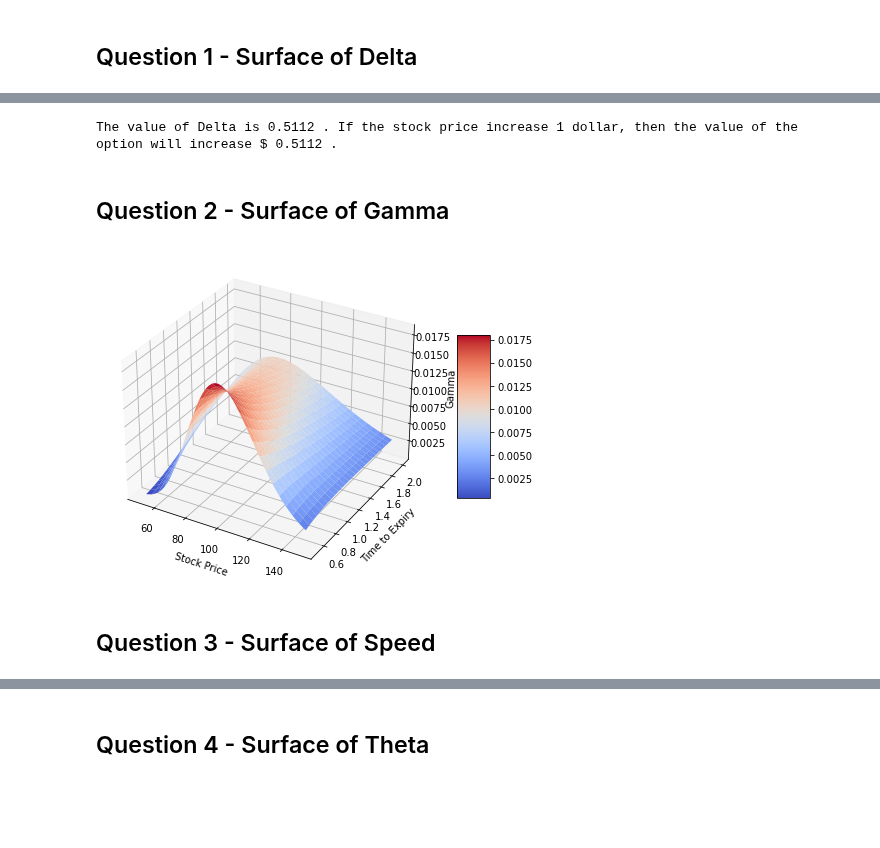
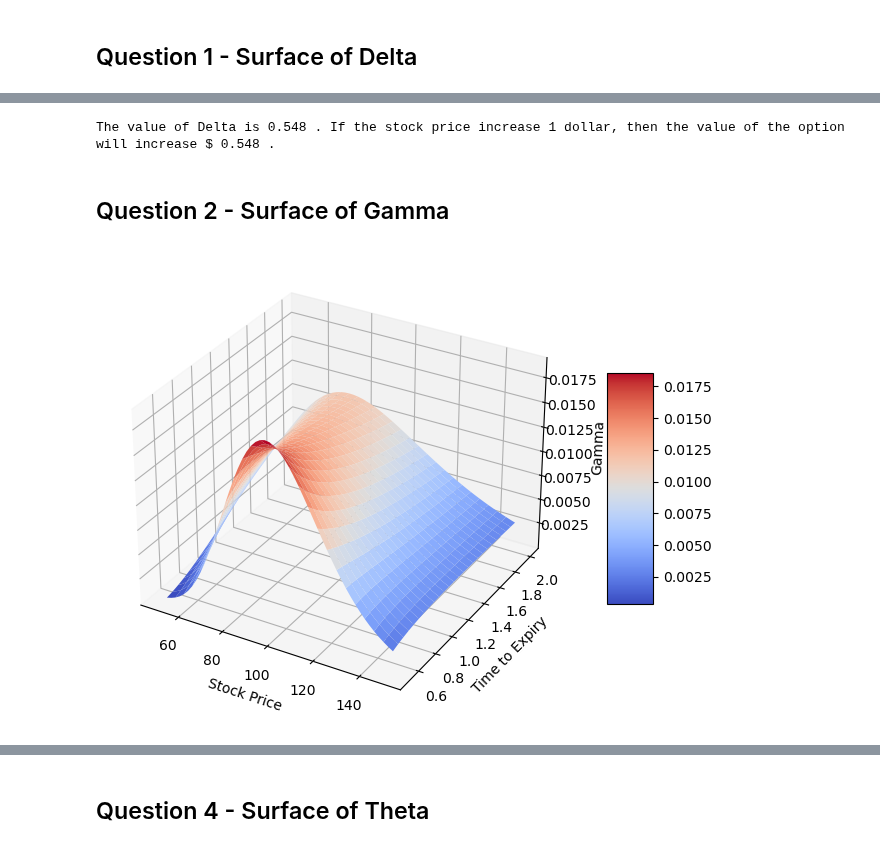
Before and after one commit to xxyyrain/CMF_25, a Jupyter notebook: Week 9/Week 9 Seminar Answers.ipynb, the cells around one changed output, grey strips where cells are left out. Drawn from its saved outputs; the diff is of its cells as text; code cells hidden in the pictures; blank space fills up the shorter version.

```diff
--- a/Week 9/Week 9 Seminar Answers.ipynb
+++ b/Week 9/Week 9 Seminar Answers.ipynb
@@ -9,14 +9,14 @@ from mpl_toolkits.mplot3d import Axes3D
 # %% [markdown]
 ## Question 1 - Surface of Delta
 # %%
-def delta(S, K, T, r, q, vol, payoff):
+def delta(S, K, T, r, vol, payoff):
 
-    d1 = (np.log(S / K) + (r - q + 0.5 * vol ** 2) * T) / (vol * np.sqrt(T))
-    d2 = (np.log(S / K) + (r - q - 0.5 * vol ** 2) * T) / (vol * np.sqrt(T))
+    d1 = (np.log(S / K) + (r + 0.5 * vol ** 2) * T) / (vol * np.sqrt(T))
+    d2 = (np.log(S / K) + (r - 0.5 * vol ** 2) * T) / (vol * np.sqrt(T))
     if payoff == "call":
-        delta = np.exp(- q * T) * si.norm.cdf(d1, 0.0, 1.0)
+        delta = si.norm.cdf(d1, 0.0, 1.0)
     elif payoff == "put":
-        delta =  - np.exp(- q * T) * si.norm.cdf(- d1, 0.0, 1.0)
+        delta = si.norm.cdf(d1, 0.0, 1.0) - 1
 
     return delta
 # %%
@@ -25,6 +25,6 @@ T = np.linspace(0.5, 2, 51)
 Delta = np.zeros((len(T),len(S)))
 for j in range(len(S)):
     for i in range(len(T)):
-        Delta[i,j] = delta(S[j], 105, T[i], 0.04, 0.02, 0.3, 'call')
+        Delta[i,j] = delta(S[j], 105, T[i], 0.04, 0.3, 'call')
 # %%
 fig = plt.figure(figsize=(10, 6))
@@ -40,15 +41,19 @@ fig.colorbar(surf, shrink=0.5, aspect=5);
 # %%
-d = delta(100, 105, 1, 0.04, 0.02, 0.3, 'call')
+d = delta(100, 105, 1, 0.04, 0.3, 'call')
 print('The value of Delta is', d.round(4),'.','If the stock price increase 1 dollar, then the value of the option will increase $', d.round(4), '.')
 # %% [output]
-The value of Delta is 0.5112 . If the stock price increase 1 dollar, then the value of the option will increase $ 0.5112 .
+The value of Delta is 0.548 . If the stock price increase 1 dollar, then the value of the option will increase $ 0.548 .
 # %% [markdown]
 ## Question 2 - Surface of Gamma
 # %%
-def gamma(S, K, T, r, q, vol, payoff):
+def gamma(S, K, T, r,  vol, payoff):
 
-    d1 = (np.log(S / K) + (r - q + 0.5 * vol ** 2) * T) / (vol * np.sqrt(T))
-    gamma = np.exp(- r * T) * si.norm.pdf(d1, 0.0, 1.0) / (vol * S * np.sqrt(T))
+    d1 = (np.log(S / K) + (r  + 0.5 * vol ** 2) * T) / (vol * np.sqrt(T))
+    if payoff == "call":
+        gamma = si.norm.pdf(d1, 0.0, 1.0) / (vol *  np.sqrt(T) * S)
+    elif payoff == "put":
+        gamma = (si.norm.cdf(d1, 0.0, 1.0)-1) / (vol *  np.sqrt(T) * S)
+
 
     return gamma
 # %%
@@ -57,17 +62,15 @@ T = np.linspace(0.5, 2, 51)
 Gamma = np.zeros((len(T),len(S)))
 for j in range(len(S)):
     for i in range(len(T)):
-        Gamma[i,j] = gamma(S[j], 105, T[i], 0.04, 0.02, 0.3, 'call')
+        Gamma[i,j] = gamma(S[j], 105, T[i], 0.04, 0.3, 'call')
 # %%
 fig = plt.figure(figsize=(10, 6))
-ax = fig.gca(projection='3d')
+ax = fig.add_subplot(projection = '3d')
 S, T = np.meshgrid(S, T)
 surf = ax.plot_surface(S, T, Gamma, rstride=2, cstride=2, cmap=plt.cm.coolwarm, linewidth=0.5, antialiased=True)
 ax.set_xlabel('Stock Price')
 ax.set_ylabel('Time to Expiry')
 ax.set_zlabel('Gamma')
 fig.colorbar(surf, shrink=0.5, aspect=5);
 # %% [output]
-[figure, old version]
+[figure, new version]
-# %% [markdown]
-## Question 3 - Surface of Speed
```
Also changed, not shown: parts of 14 cells of this notebook.
